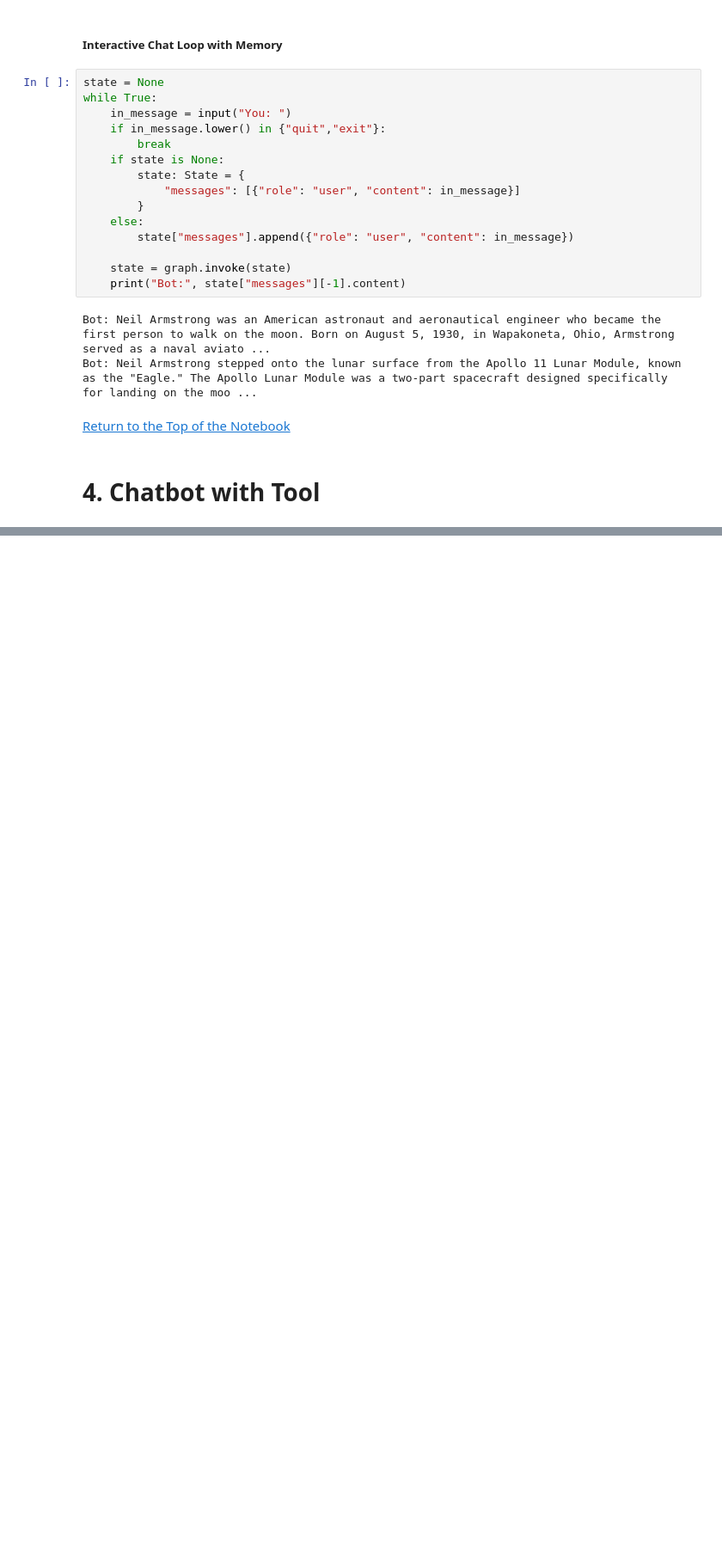
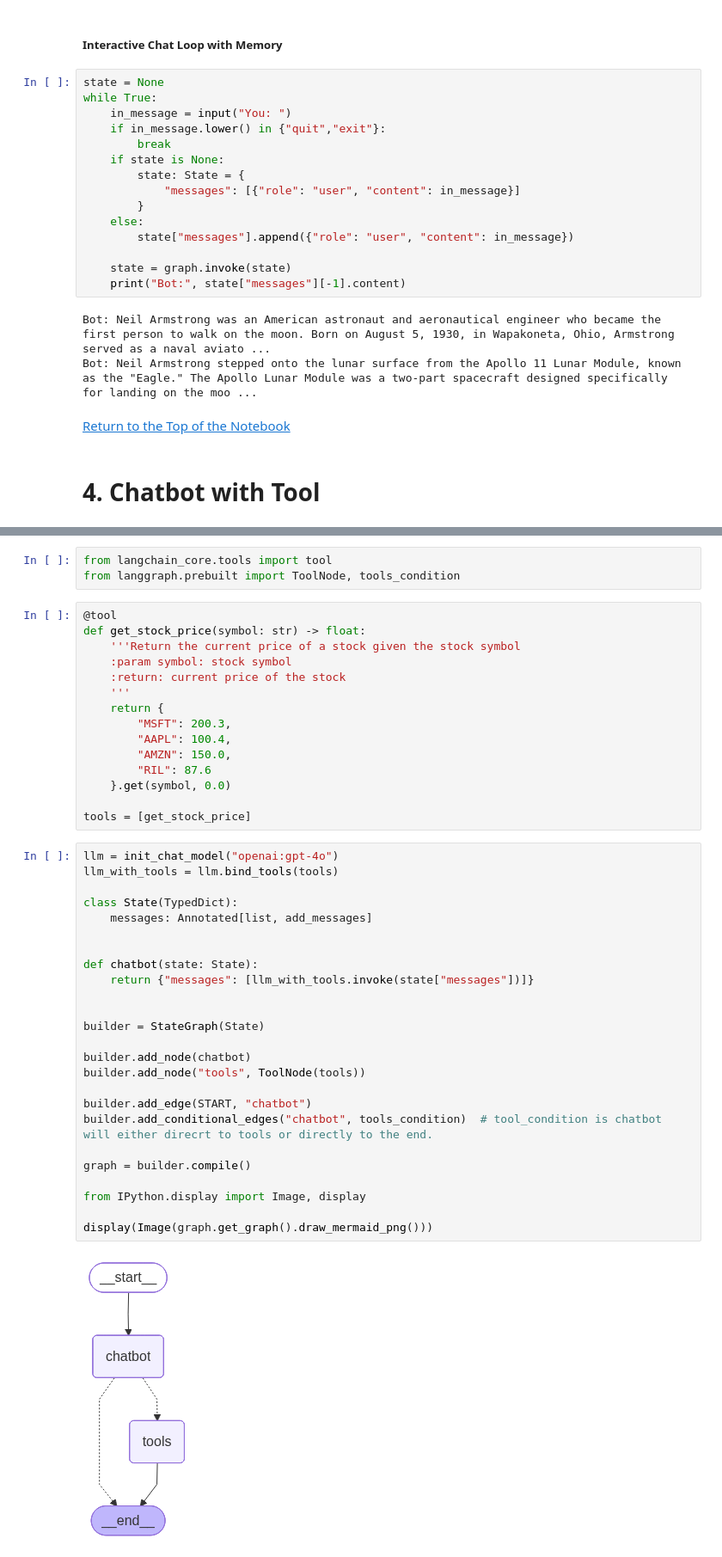
Before and after one commit to 7rohxt/ai-learning-projects, a Jupyter notebook: agentic-ai/2-langgraph-crashcourse/langgraph.ipynb, the cells around one changed output, grey strips where cells are left out. Shown at 86% size. Saved outputs shown, nothing was run; the diff lists cells and outputs as text; blank space fills up the shorter version.

Commit message:
create chatbot with agent loop

```diff
--- a/agentic-ai/2-langgraph-crashcourse/langgraph.ipynb
+++ b/agentic-ai/2-langgraph-crashcourse/langgraph.ipynb
@@ -170,0 +184,45 @@ Bot: Neil Armstrong stepped onto the lunar surface from the Apollo 11 Lunar Modu
+# %%
+from langchain_core.tools import tool
+from langgraph.prebuilt import ToolNode, tools_condition
+# %%
+@tool
+def get_stock_price(symbol: str) -> float:
+    '''Return the current price of a stock given the stock symbol
+    :param symbol: stock symbol
+    :return: current price of the stock
+    '''
+    return {
+        "MSFT": 200.3,
+        "AAPL": 100.4,
+        "AMZN": 150.0,
+        "RIL": 87.6
+    }.get(symbol, 0.0)
+
+tools = [get_stock_price]
+# %%
+llm = init_chat_model("openai:gpt-4o")
+llm_with_tools = llm.bind_tools(tools)
+
+class State(TypedDict):
+    messages: Annotated[list, add_messages]
+
+
+def chatbot(state: State):
+    return {"messages": [llm_with_tools.invoke(state["messages"])]}
+
+
+builder = StateGraph(State)
+
+builder.add_node(chatbot)
+builder.add_node("tools", ToolNode(tools))
+
+builder.add_edge(START, "chatbot")
+builder.add_conditional_edges("chatbot", tools_condition)  # tool_condition is chatbot will either direcrt to tools or directly to the end.
+
+graph = builder.compile()
+
+from IPython.display import Image, display
+
+display(Image(graph.get_graph().draw_mermaid_png()))
+# %% [output]
+[figure, added]
```
Also changed, not shown: parts of 16 cells of this notebook.
